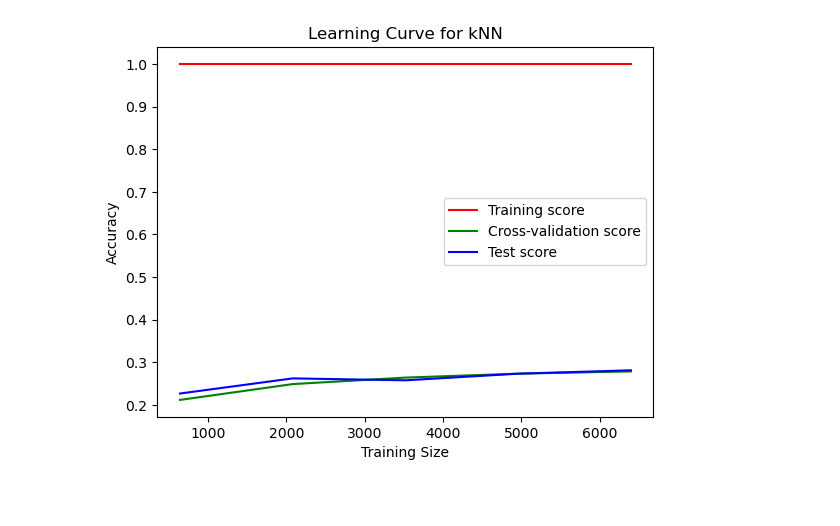
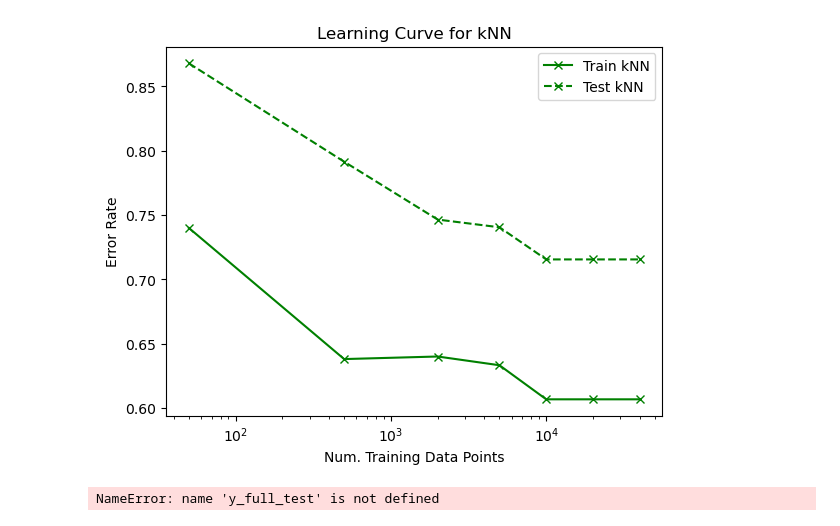
Before and after one commit to jordany33/CIFAR-10-Image-Classification, a Jupyter notebook: CIFAR-10_kNN_Classifier_Implementation.ipynb, the cells around one changed output. Saved outputs shown, nothing was run; the diff lists cells and outputs as text; code cells hidden in the pictures; blank space fills up the shorter version.

```diff
--- a/CIFAR-10_kNN_Classifier_Implementation.ipynb
+++ b/CIFAR-10_kNN_Classifier_Implementation.ipynb
@@ -47 +65,28 @@ X_train, X_test, y_train, y_test = train_test_split(X_data, y_data, test_size=0.
+# %%
+def errors_for_train_sizes_knn(X_tr: np.array, y_tr: np.array, X_te: np.array, y_te: np.array, seed: int, train_sizes: list[int], best_k: int) -> tuple[list, list]:
+    # Append error rates to the following lists
+    tr_err_knn = [] # Training error rates for kNN
+    te_err_knn = [] # Testing error rates for kNN
+
+    for i in train_sizes:
+        knn = KNeighborsClassifier(n_neighbors=best_k)
+        knn.fit(X_tr[:i], y_tr[:i])
+
+        train_predictions = knn.predict(X_tr[:i])
+        tr_err_knn.append(1 - np.mean(train_predictions == y_tr[:i]))
+
+        test_predictions = knn.predict(X_te)
+        te_err_knn.append(1 - np.mean(test_predictions == y_te))
+
+    return tr_err_knn, te_err_knn
+# %%
+def plot_errors_for_train_sizes_knn(tr_err_knn: list, te_err_knn: list, train_sizes: list[int]) -> None:
+    plt.semilogx(train_sizes, tr_err_knn, label='Train kNN', marker='x', linestyle='-', color='green')
+    plt.semilogx(train_sizes, te_err_knn, label='Test kNN', marker='x', linestyle='--', color='green')
+
+    plt.xlabel('Num. Training Data Points')
+    plt.ylabel('Error Rate')
+    plt.legend()
+    plt.title('Learning Curve for kNN')
+    plt.show()
 # %%
@@ -105,30 +153,44 @@ Best k: 1, Train Accuracy: 1.0000, Test Accuracy: 0.2800
+# %%
+train_sizes = [50, 500, 2000, 5000, 10000, 20000, 40000]
+
+tr_err_knn, te_err_knn = errors_for_train_sizes_knn(X_train, y_train, X_test, y_test, seed, train_sizes, best_k)
+
+plot_errors_for_train_sizes_knn(tr_err_knn, te_err_knn, train_sizes)
+# %% [output]
+[figure, added]
 # %%
-train_sizes, train_scores, val_scores = learning_curve(
-    KNeighborsClassifier(n_neighbors=best_k), X_train, y_train, cv=5,
-    train_sizes=np.linspace(0.1, 1.0, 5), scoring='accuracy')
+# Define train sizes for learning curve calculation using absolute numbers within the range
+train_sizes_lc = [50, 500]
+
+# Calculate learning curves using learning_curve function
+train_sizes_abs, train_scores, val_scores = learning_curve(
+    KNeighborsClassifier(n_neighbors=best_k), X_full_train, y_full_train, cv=5,
+    train_sizes=train_sizes_lc, scoring='accuracy')
 
 train_scores_mean = np.mean(train_scores, axis=1)
 val_scores_mean = np.mean(val_scores, axis=1)
 
+# Calculate test scores for each training size
 test_scores = []
-for train_size in train_sizes:
-    X_train_sub, _, y_train_sub, _ = train_test_split(X_train, y_train, train_size=train_size, random_state=seed)
+for train_size in train_sizes_abs:
+    X_train_sub, _, y_train_sub, _ = train_test_split(X_full_train, y_full_train, train_size=train_size/len(X_full_train), random_state=seed)
     knn = KNeighborsClassifier(n_neighbors=best_k)
     knn.fit(X_train_sub, y_train_sub)
-    test_scores.append(accuracy_score(y_test, knn.predict(X_test)))
+    test_scores.append(accuracy_score(y_full_test, knn.predict(X_full_test)))
 
 test_scores = np.array(test_scores)
 
-plt.plot(train_sizes, train_scores_mean, color='r', label='Training score')
-plt.plot(train_sizes, val_scores_mean, color='g', label='Cross-validation score')
-plt.plot(train_sizes, test_scores, color='b', label='Test score')
+# Plot the learning curve for accuracy
+plt.plot(train_sizes_abs, train_scores_mean, color='r', label='Training score')
+plt.plot(train_sizes_abs, val_scores_mean, color='g', label='Cross-validation score')
+plt.plot(train_sizes_abs, test_scores, color='b', label='Test score')
 plt.xlabel('Training Size')
 plt.ylabel('Accuracy')
-plt.title('Learning Curve for kNN')
+plt.title('Learning Curve for kNN (Accuracy)')
 plt.legend()
 plt.show()
 # %% [output]
-[figure, removed]
+NameError: name 'y_full_test' is not defined
 # %%
 y_pred = knn.predict(X_test)
 
```
Also changed, not shown: parts of 9 cells of this notebook.
